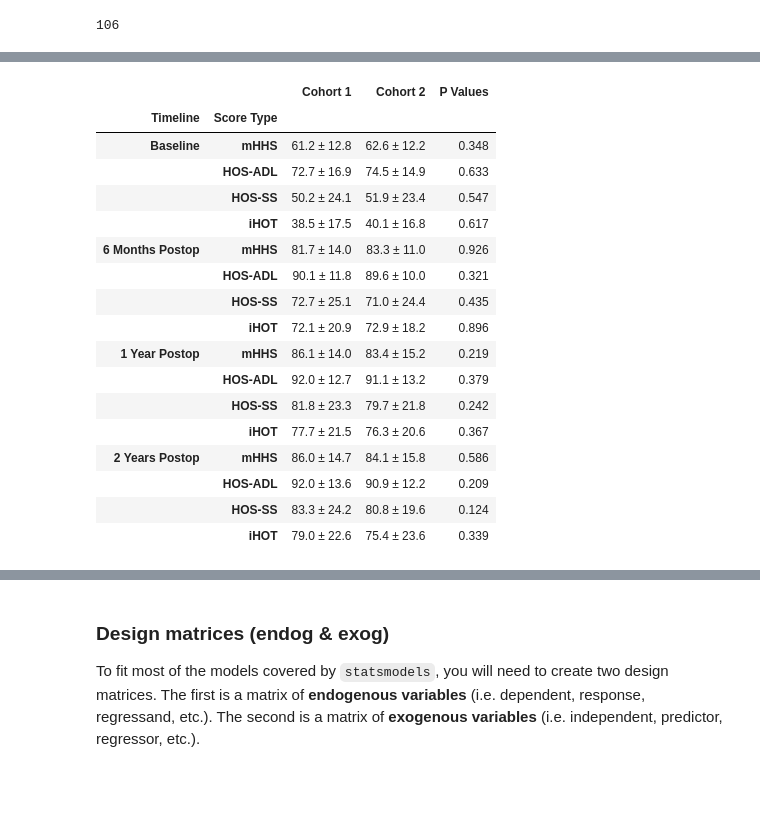
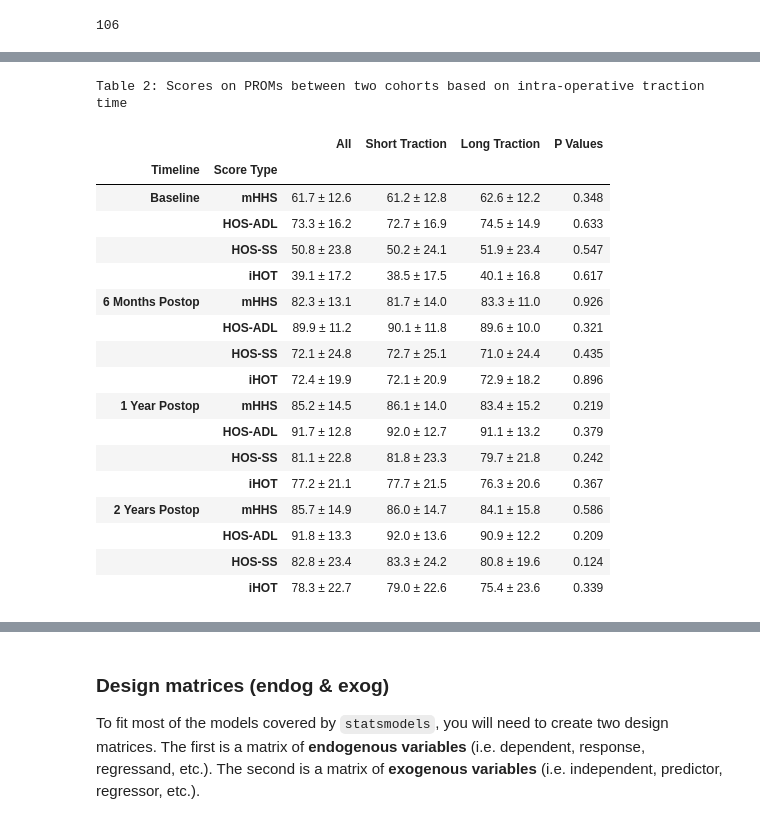
Before and after one commit to Darkbladecr/traction_proms, a Jupyter notebook: notebook.ipynb, the cells around one changed output, grey strips where cells are left out. Cells and saved outputs as stored; diff of their text form; code cells hidden in the pictures; blank space fills up the shorter version.

Commit message:
add multivariate analysis

```diff
--- a/notebook.ipynb
+++ b/notebook.ipynb
@@ -603,18 +611,17 @@ dff['age'].count() - dff[dff['Sex'] == 'F']['Sex'].count()
 # %%
 col_table1 = [
   'n',
-  'Traction Time',
-  'Surgical Time',
   'Age',
   'Female',
-  'Male',
   'Labral Tear',
   'Cam Lesion',
   'Pincer Lesion',
   'Labral Repair',
   'Labral Debridement',
   'Cam Decompression',
-  'Pincer Resection'
+  'Pincer Resection',
+  'Traction Time',
+  'Surgical Time'
 ]
 
 def cohort_demo(*dfs):
@@ -623,11 +630,8 @@ def cohort_demo(*dfs):
     female_count = df[df['Sex'] == 'F']['Sex'].count()
     demo_series = [
       df['age'].count(),
-      "{0:.1f} ± {1:.1f}".format(df['GeneralTractionTime'].mean(), df['GeneralTractionTime'].std()),
-      "{0:.1f} ± {1:.1f}".format(df['GeneralSurgeryTime'].mean(), df['GeneralSurgeryTime'].std()),
       "{0:.1f} ± {1:.1f}".format(df['age'].mean(), df['age'].std()),
       "{0} ({1:.1f}%)".format(female_count, female_count/df['age'].count() * 100),
-      "{0} ({1:.1f}%)".format(df['age'].count() - female_count, (1-female_count/df['age'].count()) * 100),
       "{0} ({1:.1f}%)".format(df['PreDiagLabTear'].sum(), df['PreDiagLabTear'].mean() * 100),
       "{0} ({1:.1f}%)".format(df['PreDiagCam'].sum(), df['PreDiagCam'].mean() * 100),
       "{0} ({1:.1f}%)".format(df['PreDiagPincer'].sum(), df['PreDiagPincer'].mean() * 100),
@@ -635,16 +639,16 @@ def cohort_demo(*dfs):
       "{0} ({1:.1f}%)".format(df['ProcLTDwPres'].sum(), df['ProcLTDwPres'].mean() * 100),
       "{0} ({1:.1f}%)".format(df['ProcCamDecom'].sum(), df['ProcCamDecom'].mean() * 100),
       "{0} ({1:.1f}%)".format(df['ProcRimDecom'].sum(), df['ProcRimDecom'].mean() * 100),
+      "{0:.1f} ± {1:.1f}".format(df['GeneralTractionTime'].mean(), df['GeneralTractionTime'].std()),
+      "{0:.1f} ± {1:.1f}".format(df['GeneralSurgeryTime'].mean(), df['GeneralSurgeryTime'].std()),
     ]
     cohort_series.append(demo_series)
-  return pd.DataFrame(cohort_series, index=['Total', 'Cohort 1', 'Cohort 2'], columns=col_table1).T
+  return pd.DataFrame(cohort_series, index=['Total', 'Short Traction', 'Long Traction'], columns=col_table1).T
 
 fig1 = cohort_demo(dff, df_fast, df_slow)
 
 col_table1_raw = [
-  'GeneralSurgeryTime',
   'age',
-  'Sex',
   'Sex',
   'PreDiagLabTear',
   'PreDiagCam',
@@ -652,11 +656,13 @@ col_table1_raw = [
   'ProcLTDwRefix',
   'ProcLTDwPres',
   'ProcCamDecom',
-  'ProcRimDecom'
+  'ProcRimDecom',
+  'GeneralTractionTime',
+  'GeneralSurgeryTime',
 ]
 
-cohort_bool = dff['GeneralTractionTime'] < 60
-p_vals = ['-', '-']
+cohort_bool = dff['GeneralTractionTime'] < 50
+p_vals = ['-']
 
 for col in col_table1_raw:
   chisqt = pd.crosstab(cohort_bool, dff[col])
@@ -669,5 +675,6 @@ for col in col_table1_raw:
   p_vals.append(p)
 
 fig1['P Values'] = p_vals
-fig1
+print("Table 1. Univariate analysis comparing preoperative characteristics and patient demographics between two cohorts based on intraoperative traction time")
+display(fig1)
 # %% [output]
@@ -724,58 +731,60 @@ col_scores = {
     'QOLScoreprept',
     'QOL5to11mScoreLast',
     'QOL11to23mScoreLast',
     'QOL23to35mScoreLast'
   ]
 }
 
 def cohort_scores(*dfs):
   score_data = []
   for df in dfs:
     score_series = []
     for i in range(len(col_scores.keys())):
       score_series += [
         "{0:.1f} ± {1:.1f}".format(df[col_scores["HSS"][i]].mean(), df[col_scores["HSS"][i]].std()),
         "{0:.1f} ± {1:.1f}".format(df[col_scores["HOSADL"][i]].mean(), df[col_scores["HOSADL"][i]].std()),
         "{0:.1f} ± {1:.1f}".format(df[col_scores["HOSSS"][i]].mean(), df[col_scores["HOSSS"][i]].std()),
         "{0:.1f} ± {1:.1f}".format(df[col_scores["HOT"][i]].mean(), df[col_scores["HOT"][i]].std()),
       ]
     score_data.append(pd.Series(score_series, index=scores_index_prom))
 
   p_vals = []
   for i in range(len(col_scores.keys())):
     p_vals += [
-      mannwhitneyu(dfs[0][col_scores["HSS"][i]].dropna(), dfs[1][col_scores["HSS"][i]].dropna()),
-      mannwhitneyu(dfs[0][col_scores["HOSADL"][i]].dropna(), dfs[1][col_scores["HOSADL"][i]].dropna()),
-      mannwhitneyu(dfs[0][col_scores["HOSSS"][i]].dropna(), dfs[1][col_scores["HOSSS"][i]].dropna()),
-      mannwhitneyu(dfs[0][col_scores["HOT"][i]].dropna(), dfs[1][col_scores["HOT"][i]].dropna()),
+      mannwhitneyu(dfs[1][col_scores["HSS"][i]].dropna(), dfs[2][col_scores["HSS"][i]].dropna()),
+      mannwhitneyu(dfs[1][col_scores["HOSADL"][i]].dropna(), dfs[2][col_scores["HOSADL"][i]].dropna()),
+      mannwhitneyu(dfs[1][col_scores["HOSSS"][i]].dropna(), dfs[2][col_scores["HOSSS"][i]].dropna()),
+      mannwhitneyu(dfs[1][col_scores["HOT"][i]].dropna(), dfs[2][col_scores["HOT"][i]].dropna()),
     ]
   p_vals = ["<0.05" if x[1] < 0.05 else "{:.3f}".format(x[1]) for x in p_vals]
   score_data.append(pd.Series(p_vals, index=scores_index_prom))
 
   return pd.concat(score_data, axis=1)
 
-fig2 = cohort_scores(df_fast, df_slow)
-fig2.columns = ['Cohort 1', 'Cohort 2', 'P Values']
-fig2
+fig2 = cohort_scores(dff, df_fast, df_slow)
+fig2.columns = ['All', 'Short Traction', 'Long Traction', 'P Values']
+print("Table 2: Scores on PROMs between two cohorts based on intra-operative traction time")
+display(fig2)
 # %% [output]
+Table 2: Scores on PROMs between two cohorts based on intra-operative traction time
-|  |  | Cohort 1 | Cohort 2 | P Values |
-| Timeline | Score Type |  |  |  |
-| Baseline | mHHS | 61.2 ± 12.8 | 62.6 ± 12.2 | 0.348 |
-|  | HOS-ADL | 72.7 ± 16.9 | 74.5 ± 14.9 | 0.633 |
-|  | HOS-SS | 50.2 ± 24.1 | 51.9 ± 23.4 | 0.547 |
-|  | iHOT | 38.5 ± 17.5 | 40.1 ± 16.8 | 0.617 |
-| 6 Months Postop | mHHS | 81.7 ± 14.0 | 83.3 ± 11.0 | 0.926 |
-|  | HOS-ADL | 90.1 ± 11.8 | 89.6 ± 10.0 | 0.321 |
-|  | HOS-SS | 72.7 ± 25.1 | 71.0 ± 24.4 | 0.435 |
-|  | iHOT | 72.1 ± 20.9 | 72.9 ± 18.2 | 0.896 |
-| 1 Year Postop | mHHS | 86.1 ± 14.0 | 83.4 ± 15.2 | 0.219 |
-|  | HOS-ADL | 92.0 ± 12.7 | 91.1 ± 13.2 | 0.379 |
-|  | HOS-SS | 81.8 ± 23.3 | 79.7 ± 21.8 | 0.242 |
-|  | iHOT | 77.7 ± 21.5 | 76.3 ± 20.6 | 0.367 |
-| 2 Years Postop | mHHS | 86.0 ± 14.7 | 84.1 ± 15.8 | 0.586 |
-|  | HOS-ADL | 92.0 ± 13.6 | 90.9 ± 12.2 | 0.209 |
-|  | HOS-SS | 83.3 ± 24.2 | 80.8 ± 19.6 | 0.124 |
-|  | iHOT | 79.0 ± 22.6 | 75.4 ± 23.6 | 0.339 |
+|  |  | All | Short Traction | Long Traction | P Values |
+| Timeline | Score Type |  |  |  |  |
+| Baseline | mHHS | 61.7 ± 12.6 | 61.2 ± 12.8 | 62.6 ± 12.2 | 0.348 |
+|  | HOS-ADL | 73.3 ± 16.2 | 72.7 ± 16.9 | 74.5 ± 14.9 | 0.633 |
+|  | HOS-SS | 50.8 ± 23.8 | 50.2 ± 24.1 | 51.9 ± 23.4 | 0.547 |
+|  | iHOT | 39.1 ± 17.2 | 38.5 ± 17.5 | 40.1 ± 16.8 | 0.617 |
+| 6 Months Postop | mHHS | 82.3 ± 13.1 | 81.7 ± 14.0 | 83.3 ± 11.0 | 0.926 |
+|  | HOS-ADL | 89.9 ± 11.2 | 90.1 ± 11.8 | 89.6 ± 10.0 | 0.321 |
+|  | HOS-SS | 72.1 ± 24.8 | 72.7 ± 25.1 | 71.0 ± 24.4 | 0.435 |
+|  | iHOT | 72.4 ± 19.9 | 72.1 ± 20.9 | 72.9 ± 18.2 | 0.896 |
+| 1 Year Postop | mHHS | 85.2 ± 14.5 | 86.1 ± 14.0 | 83.4 ± 15.2 | 0.219 |
+|  | HOS-ADL | 91.7 ± 12.8 | 92.0 ± 12.7 | 91.1 ± 13.2 | 0.379 |
+|  | HOS-SS | 81.1 ± 22.8 | 81.8 ± 23.3 | 79.7 ± 21.8 | 0.242 |
+|  | iHOT | 77.2 ± 21.1 | 77.7 ± 21.5 | 76.3 ± 20.6 | 0.367 |
+| 2 Years Postop | mHHS | 85.7 ± 14.9 | 86.0 ± 14.7 | 84.1 ± 15.8 | 0.586 |
+|  | HOS-ADL | 91.8 ± 13.3 | 92.0 ± 13.6 | 90.9 ± 12.2 | 0.209 |
+|  | HOS-SS | 82.8 ± 23.4 | 83.3 ± 24.2 | 80.8 ± 19.6 | 0.124 |
+|  | iHOT | 78.3 ± 22.7 | 79.0 ± 22.6 | 75.4 ± 23.6 | 0.339 |
 # %%
 timelines_mcid = [
   'Baseline',
```
Also changed, not shown: parts of 12 cells of this notebook, 2 other files.
